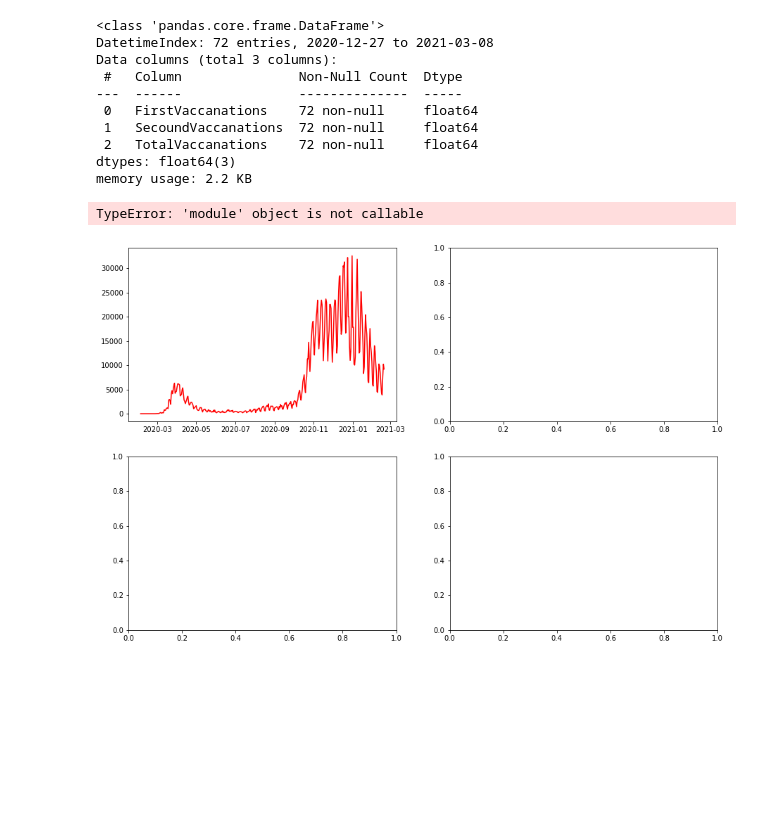
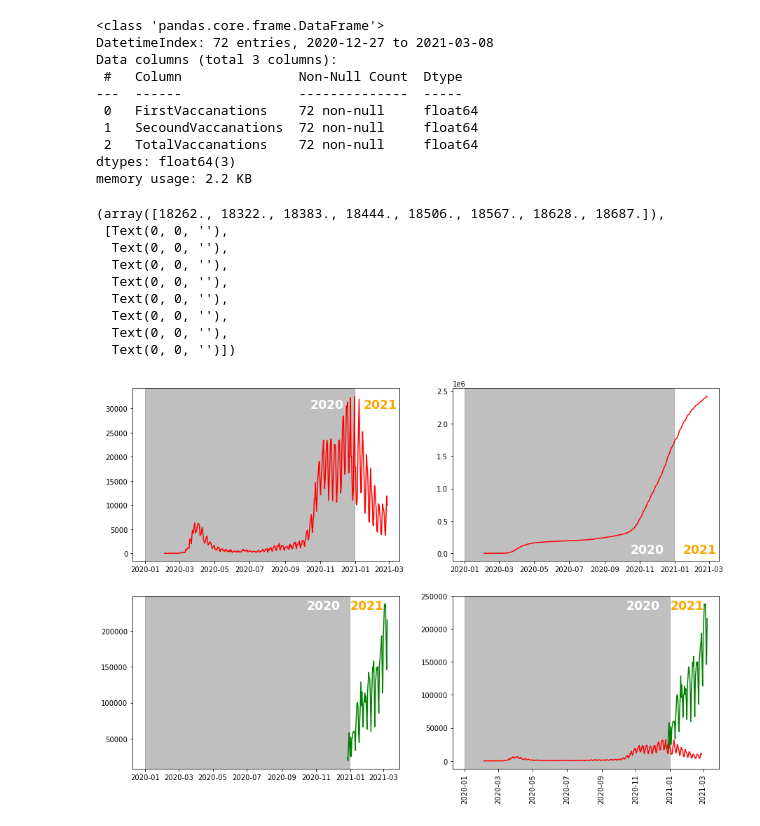
Before and after one commit to SebastianW89/COVID_19_GERMANY, a Jupyter notebook: COVID_WORLD.ipynb, the cells around one changed output. Saved outputs shown, nothing was run; the diff lists cells and outputs as text; code cells hidden in the pictures; blank space fills up the shorter version.

```diff
--- a/COVID_WORLD.ipynb
+++ b/COVID_WORLD.ipynb
@@ -390,27 +365,47 @@ memory usage: 2.2 KB
 infecctions_cum=df_ref_hos_ger_obs.set_index('date')
 
 infecctions_cum=infecctions_cum['confirmed_infections'].cumsum()
-# %%
-fig,ax=plt.subplots(2,2,figsize=(15,10))
-
-ax1=ax[0,0]
-ax1.plot(df_ref_hos_ger_obs['date'],df_ref_hos_ger_obs['confirmed_infections'],color='red')
-ax1.axvspan(datetime(2020,3,1),datetime(2020,12,31))
-
-ax[0,1].plot(infecctions_cum,color='red')
-
-
-ax[1,0].plot(vac.index,vac['TotalVaccanations'],color='green')
-
-
-ax[1,1].plot(vac.index,vac['TotalVaccanations'],color='green')
-
-
-ax[1,1].plot(df_ref_hos_ger_obs['date'],df_ref_hos_ger_obs['confirmed_infections'],color='red')
-
-plt.xticks(rotation=90)
-# %% [output]
-TypeError: 'module' object is not callable
-[figure, removed]
+# %%
+fig,ax=plt.subplots(2,2,figsize=(15,10))
+
+ax1=ax[0,0]
+ax1.plot(df_ref_hos_ger_obs['date'],df_ref_hos_ger_obs['confirmed_infections'],color='red')
+ax1.axvspan(datetime.date(2020,1,1),datetime.date(2020,12,31),color='grey',alpha=.5)
+ax1.text(x=datetime.date(2020,10,15),y=30000,s='2020',color='white',fontsize='xx-large',fontweight='bold')
+ax1.text(x=datetime.date(2021,1,15),y=30000,s='2021',color='orange',fontsize='xx-large',fontweight='bold')
+
+
+ax2=ax[0,1]
+ax2.plot(infecctions_cum,color='red')
+ax2.axvspan(datetime.date(2020,1,1),datetime.date(2020,12,31),color='grey',alpha=.5)
+ax2.text(x=datetime.date(2020,10,15),y=2,s='2020',color='white',fontsize='xx-large',fontweight='bold')
+ax2.text(x=datetime.date(2021,1,15),y=2,s='2021',color='orange',fontsize='xx-large',fontweight='bold')
+
+ax3=ax[1,0]
+ax3.plot(vac.index,vac['TotalVaccanations'],color='green')
+ax3.axvspan(datetime.date(2020,1,1),datetime.date(2020,12,31),color='grey',alpha=.5)
+ax3.text(x=datetime.date(2020,10,15),y=230000,s='2020',color='white',fontsize='xx-large',fontweight='bold')
+ax3.text(x=datetime.date(2021,1,1),y=230000,s='2021',color='orange',fontsize='xx-large',fontweight='bold')
+
+
+ax4=ax[1,1]
+ax4.plot(df_ref_hos_ger_obs['date'],df_ref_hos_ger_obs['confirmed_infections'],color='red')
+ax4.plot(vac.index,vac['TotalVaccanations'],color='green')
+ax4.axvspan(datetime.date(2020,1,1),datetime.date(2020,12,31),color='grey',alpha=.5)
+ax4.text(x=datetime.date(2020,10,15),y=230000,s='2020',color='white',fontsize='xx-large',fontweight='bold')
+ax4.text(x=datetime.date(2021,1,1),y=230000,s='2021',color='orange',fontsize='xx-large',fontweight='bold')
+
+plt.xticks(rotation=90)
+# %% [output]
+(array([18262., 18322., 18383., 18444., 18506., 18567., 18628., 18687.]),
+ [Text(0, 0, ''),
+  Text(0, 0, ''),
+  Text(0, 0, ''),
+  Text(0, 0, ''),
+  Text(0, 0, ''),
+  Text(0, 0, ''),
+  Text(0, 0, ''),
+  Text(0, 0, '')])
+[figure, added]
 # %%
 #ineplot_func(data=df_ref_hos_ger_obs,x='date',y='deaths_upper',title='Deaths Germany')
```
Also changed, not shown: parts of 16 cells of this notebook.
